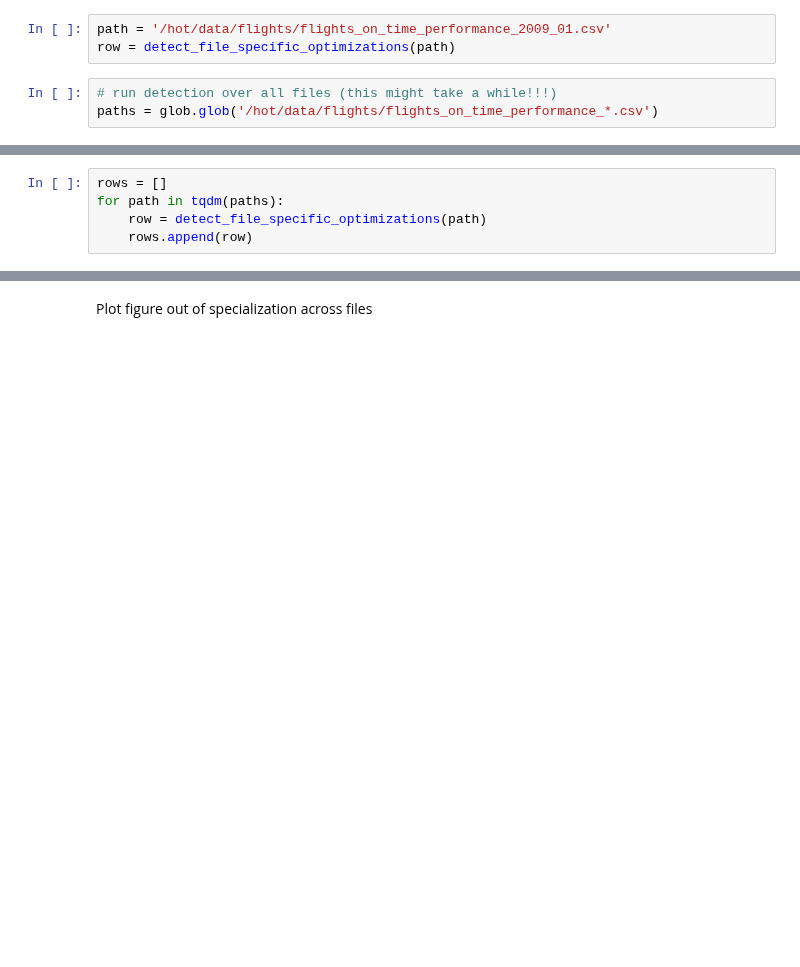
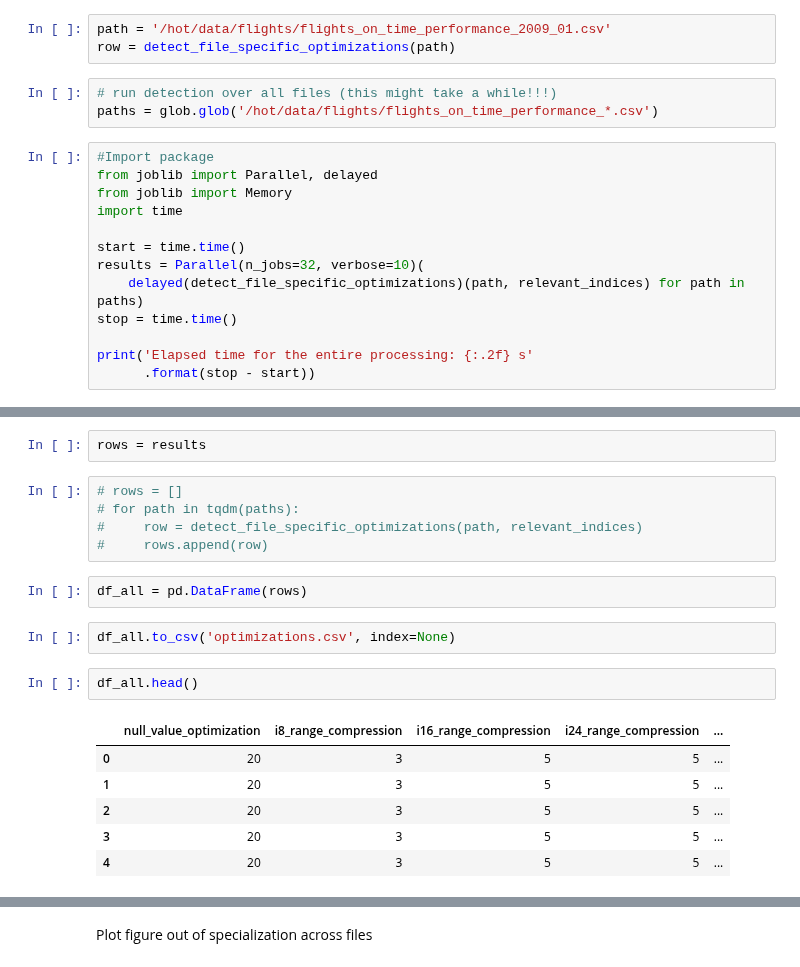
Before and after one commit to tuplex/tuplex, a Jupyter notebook: benchmarks/nextconf/hyperspecialization/flights/notebooks/01_generate_efficient_C++_code.ipynb, the cells around one changed output, grey strips where cells are left out. Drawn from its saved outputs; the diff is of its cells as text; blank space fills up the shorter version.

```diff
--- a/benchmarks/nextconf/hyperspecialization/flights/notebooks/01_generate_efficient_C++_code.ipynb
+++ b/benchmarks/nextconf/hyperspecialization/flights/notebooks/01_generate_efficient_C++_code.ipynb
@@ -196,3 +220,16 @@ row = detect_file_specific_optimizations(path)
 # %%
 # run detection over all files (this might take a while!!!)
 paths = glob.glob('/hot/data/flights/flights_on_time_performance_*.csv')
+# %%
+#Import package
+from joblib import Parallel, delayed
+from joblib import Memory
+import time
+
+start = time.time()
+results = Parallel(n_jobs=32, verbose=10)(
+    delayed(detect_file_specific_optimizations)(path, relevant_indices) for path in paths)
+stop = time.time()
+
+print('Elapsed time for the entire processing: {:.2f} s'
+      .format(stop - start))
@@ -199,8 +249,23 @@ paths = glob.glob('/hot/data/flights/flights_on_time_performance_*.csv')
+# %%
+rows = results
 # %%
-rows = []
-for path in tqdm(paths):
-    row = detect_file_specific_optimizations(path)
-    rows.append(row)
+# rows = []
+# for path in tqdm(paths):
+#     row = detect_file_specific_optimizations(path, relevant_indices)
+#     rows.append(row)
+# %%
+df_all = pd.DataFrame(rows)
+# %%
+df_all.to_csv('optimizations.csv', index=None)
+# %%
+df_all.head()
+# %% [output]
+|  | null_value_optimization | i8_range_compression | i16_range_compression | i24_range_compression | ... |
+| 0 | 20 | 3 | 5 | 5 | ... |
+| 1 | 20 | 3 | 5 | 5 | ... |
+| 2 | 20 | 3 | 5 | 5 | ... |
+| 3 | 20 | 3 | 5 | 5 | ... |
+| 4 | 20 | 3 | 5 | 5 | ... |
 # %%
 row
 # %% [output]
```
Also changed, not shown: parts of 18 cells of this notebook, 3 other files.
